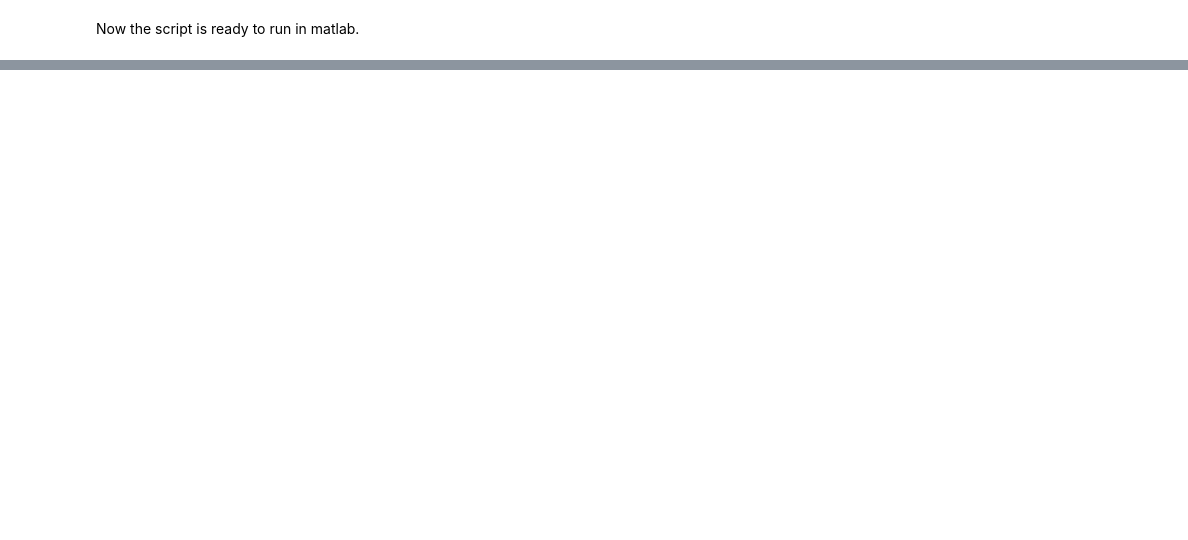
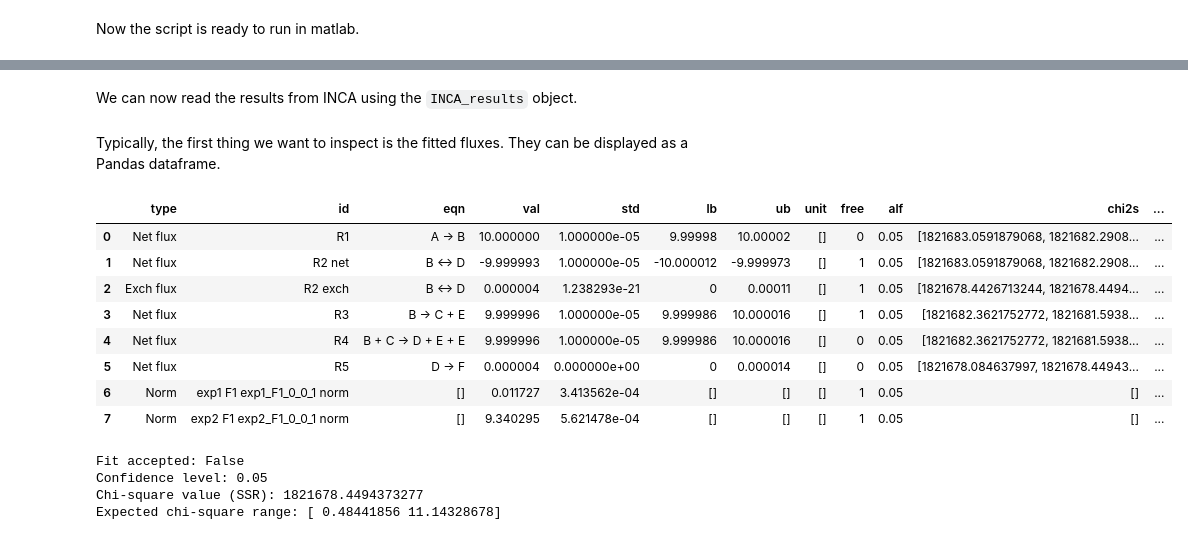
Before and after one commit to biosustain/incawrapper, a Jupyter notebook: docs/examples/MFA_Quick_start.ipynb, the cells around one changed output, grey strips where cells are left out. Drawn from its saved outputs; the diff is of its cells as text; code cells hidden in the pictures; blank space fills up the shorter version.

Commit message:
First draft of quick start guide everything works

```diff
--- a/docs/examples/MFA_Quick_start.ipynb
+++ b/docs/examples/MFA_Quick_start.ipynb
@@ -95,0 +93,2 @@ WARNING:dotenv.main:Key INCA_directory not found in /Users/s143838/projects/Auto
+# %% [markdown]
+We can now read the results from INCA using the `INCA_results` object.
@@ -95,0 +97,21 @@ WARNING:dotenv.main:Key INCA_directory not found in /Users/s143838/projects/Auto
+# %% [markdown]
+Typically, the first thing we want to inspect is the fitted fluxes. They can be displayed as a Pandas dataframe.
+# %%
+res.fitdata.fitted_parameters
+# %% [output]
+|  | type | id | eqn | val | std | lb | ub | unit | free | alf | chi2s | ... |
+| 0 | Net flux | R1 | A -> B | 10.000000 | 1.000000e-05 | 9.99998 | 10.00002 | [] | 0 | 0.05 | [1821683.0591879068, 1821682.2908... | ... |
+| 1 | Net flux | R2 net | B <-> D | -9.999993 | 1.000000e-05 | -10.000012 | -9.999973 | [] | 1 | 0.05 | [1821683.0591879068, 1821682.2908... | ... |
+| 2 | Exch flux | R2 exch | B <-> D | 0.000004 | 1.238293e-21 | 0 | 0.00011 | [] | 1 | 0.05 | [1821678.4426713244, 1821678.4494... | ... |
+| 3 | Net flux | R3 | B -> C + E | 9.999996 | 1.000000e-05 | 9.999986 | 10.000016 | [] | 1 | 0.05 | [1821682.3621752772, 1821681.5938... | ... |
+| 4 | Net flux | R4 | B + C -> D + E + E | 9.999996 | 1.000000e-05 | 9.999986 | 10.000016 | [] | 0 | 0.05 | [1821682.3621752772, 1821681.5938... | ... |
+| 5 | Net flux | R5 | D -> F | 0.000004 | 0.000000e+00 | 0 | 0.000014 | [] | 0 | 0.05 | [1821678.084637997, 1821678.44943... | ... |
+| 6 | Norm | exp1 F1 exp1_F1_0_0_1 norm | [] | 0.011727 | 3.413562e-04 | [] | [] | [] | 1 | 0.05 | [] | ... |
+| 7 | Norm | exp2 F1 exp2_F1_0_0_1 norm | [] | 9.340295 | 5.621478e-04 | [] | [] | [] | 1 | 0.05 | [] | ... |
+# %%
+res.fitdata.get_goodness_of_fit()
+# %% [output]
+Fit accepted: False
+Confidence level: 0.05
+Chi-square value (SSR): 1821678.4494373277
+Expected chi-square range: [ 0.48441856 11.14328678]
```
Also changed, not shown: parts of 10 cells of this notebook.
